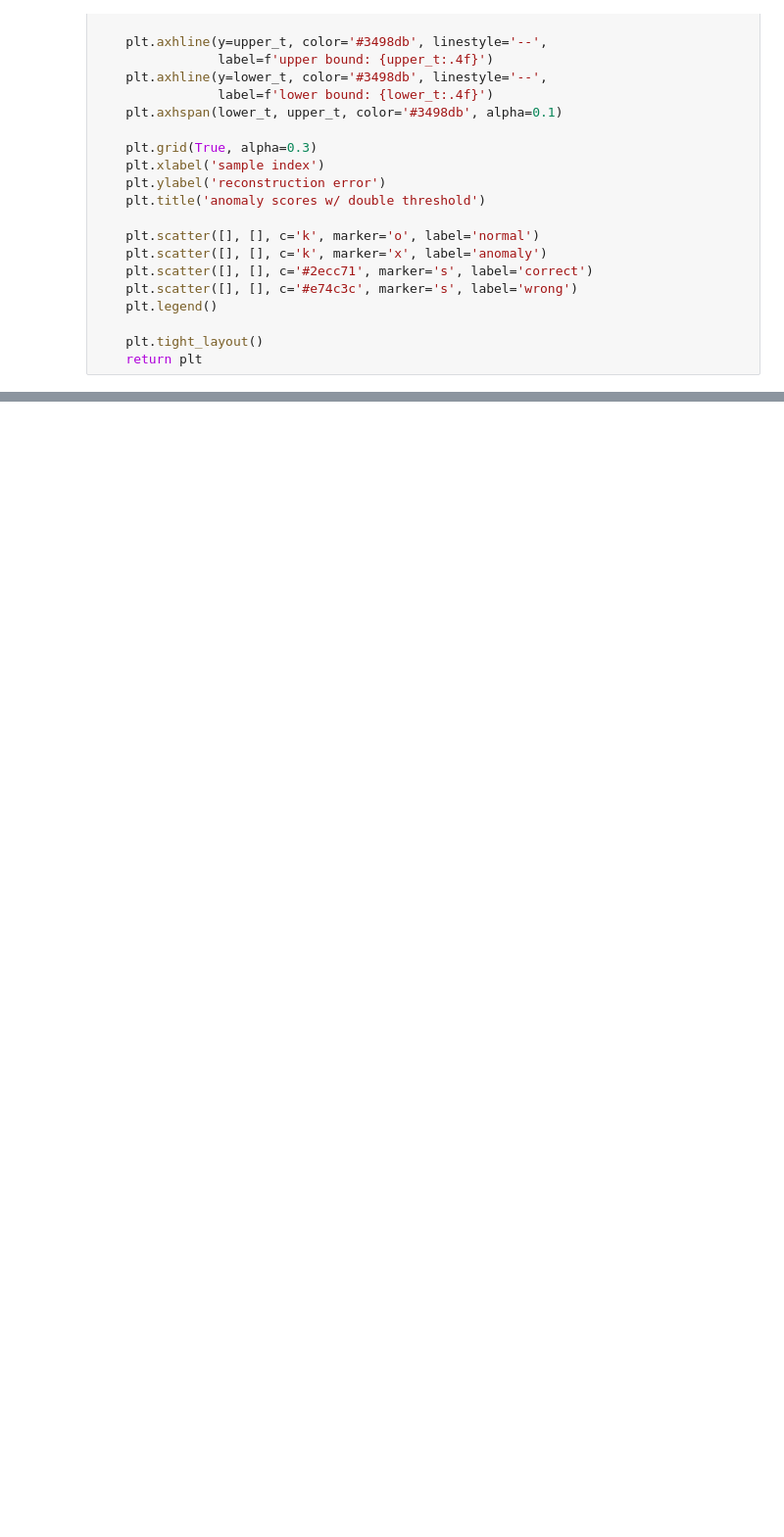
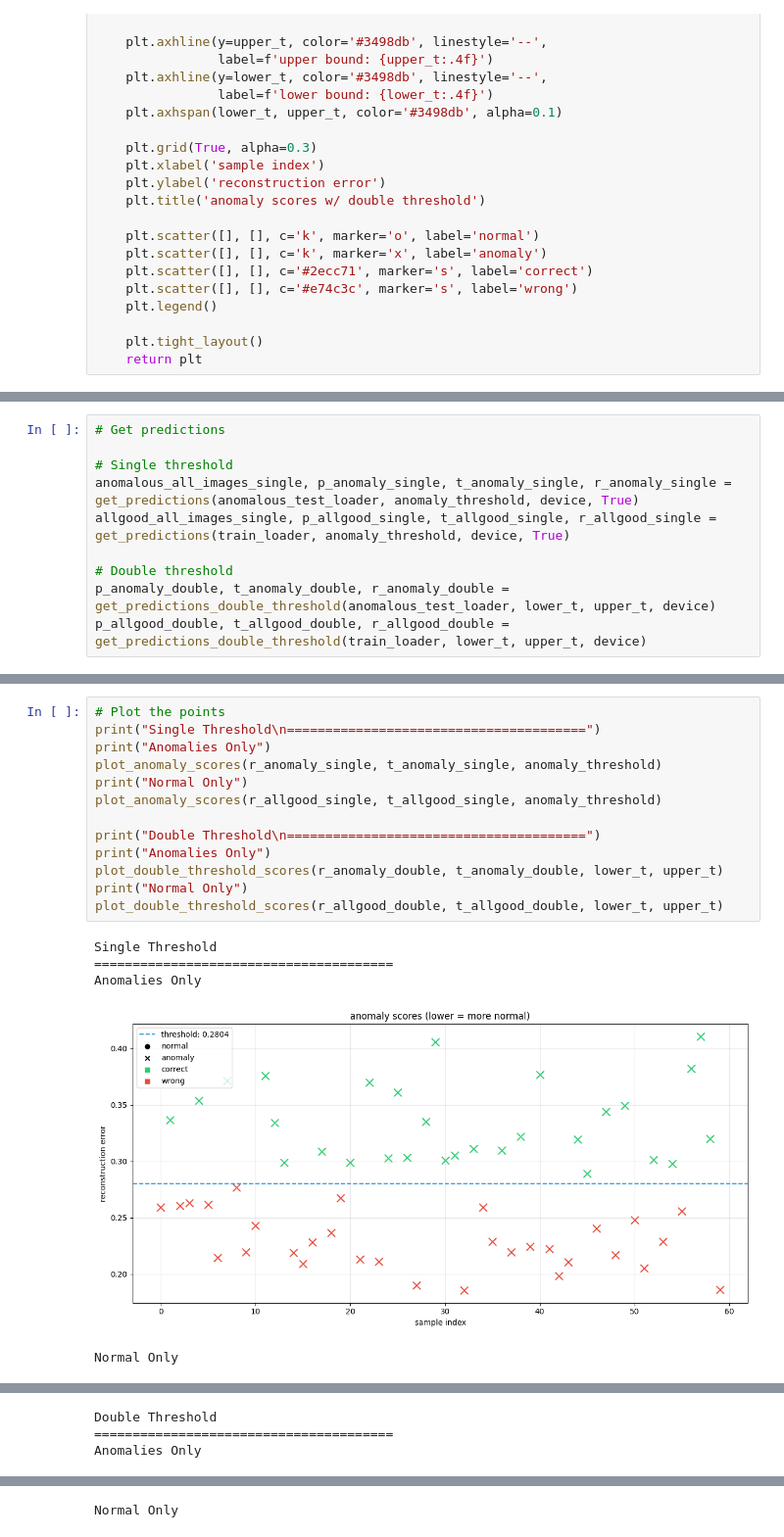
Before and after one commit to xZenshin/Anomaly-Detection, a Jupyter notebook: test.ipynb, the cells around one changed output, grey strips where cells are left out. Shown at 98% size. Cells and saved outputs as stored; diff of their text form; blank space fills up the shorter version.

Commit message:
update pretrained notebook with anomaly only + normal only

```diff
--- a/test.ipynb
+++ b/test.ipynb
@@ -561,0 +619,10 @@ fn: 0 | tn: 45
+# %%
+# Get predictions
+
+# Single threshold
+anomalous_all_images_single, p_anomaly_single, t_anomaly_single, r_anomaly_single = get_predictions(anomalous_test_loader, anomaly_threshold, device, True)
+allgood_all_images_single, p_allgood_single, t_allgood_single, r_allgood_single = get_predictions(train_loader, anomaly_threshold, device, True)
+
+# Double threshold
+p_anomaly_double, t_anomaly_double, r_anomaly_double = get_predictions_double_threshold(anomalous_test_loader, lower_t, upper_t, device)
+p_allgood_double, t_allgood_double, r_allgood_double = get_predictions_double_threshold(train_loader, lower_t, upper_t, device)
@@ -561,0 +657,19 @@ fn: 0 | tn: 45
+# %%
+# Plot the points
+print("Single Threshold\n=======================================")
+print("Anomalies Only")
+plot_anomaly_scores(r_anomaly_single, t_anomaly_single, anomaly_threshold)
+print("Normal Only")
+plot_anomaly_scores(r_allgood_single, t_allgood_single, anomaly_threshold)
+
+print("Double Threshold\n=======================================")
+print("Anomalies Only")
+plot_double_threshold_scores(r_anomaly_double, t_anomaly_double, lower_t, upper_t)
+print("Normal Only")
+plot_double_threshold_scores(r_allgood_double, t_allgood_double, lower_t, upper_t)
+# %% [output]
+Single Threshold
+=======================================
+Anomalies Only
+[figure, added]
+Normal Only
@@ -561,0 +677,3 @@ fn: 0 | tn: 45
+Double Threshold
+=======================================
+Anomalies Only
@@ -561,0 +681 @@ fn: 0 | tn: 45
+Normal Only
```
Also changed, not shown: parts of 11 cells of this notebook.
